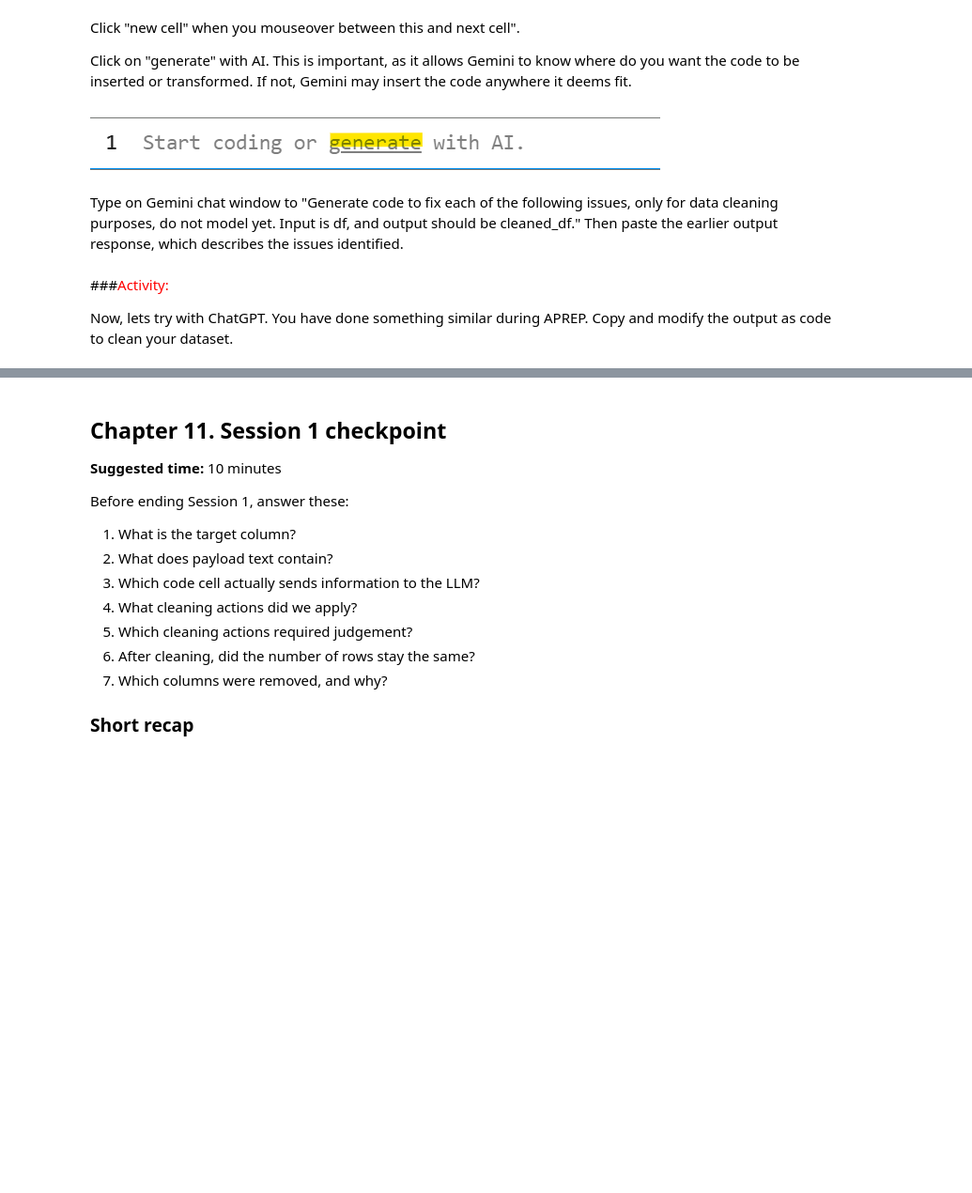
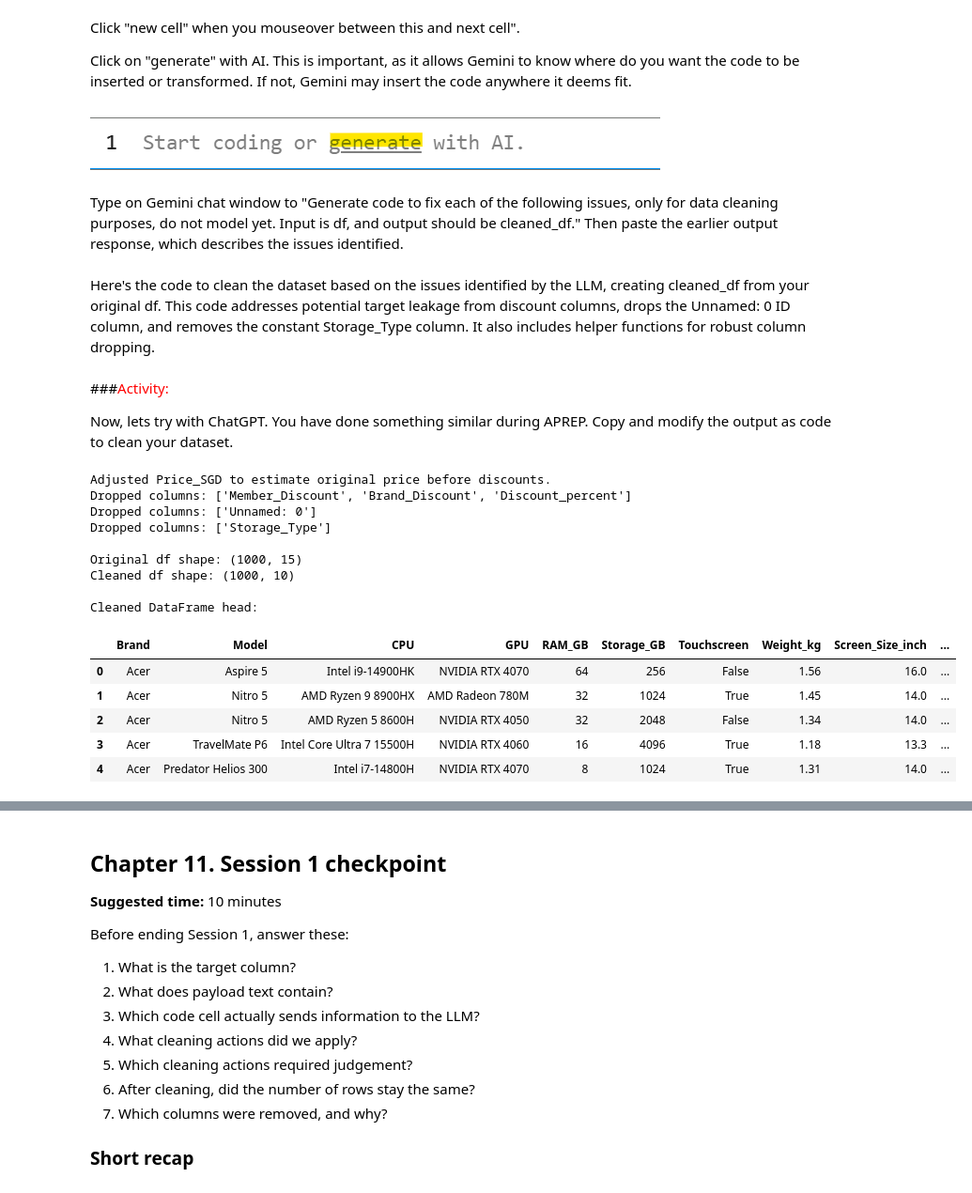
Before and after one commit to Jess-MY998/ADALL_github, a Jupyter notebook: Copy_of_ADALL_Week3_Preparing_and_Modelling_2026_revised_v2.ipynb, the cells around one changed output, grey strips where cells are left out. Shown at 94% size. Cells and saved outputs as stored; diff of their text form; code cells hidden in the pictures; blank space fills up the shorter version.

```diff
--- a/Copy_of_ADALL_Week3_Preparing_and_Modelling_2026_revised_v2.ipynb
+++ b/Copy_of_ADALL_Week3_Preparing_and_Modelling_2026_revised_v2.ipynb
@@ -858,3 +832,5 @@ display(cleaned_df.head())
+# %% [markdown]
+Here's the code to clean the dataset based on the issues identified by the LLM, creating cleaned_df from your original df. This code addresses potential target leakage from discount columns, drops the Unnamed: 0 ID column, and removes the constant Storage_Type column. It also includes helper functions for robust column dropping.
 # %% [markdown]
 ###<font color='red'>Activity:</font>
 
@@ -1029,0 +838,66 @@ cleaned_df
+# %%
+import numpy as np
+import pandas as pd
+
+# Create a copy to perform cleaning on
+cleaned_df = df.copy()
+
+# --- Helper: safe column checks ---
+def _drop_if_exists(dframe, cols):
+    cols = [c for c in cols if c in dframe.columns]
+    if cols:
+        dframe = dframe.drop(columns=cols)
+        print(f'Dropped columns: {cols}')
+    return dframe
+
+# --- 1. Handle potential target leakage from discount fields ---
+# The LLM identified a strong correlation between Price_SGD and discount columns.
+# To predict a 'fair and consistent' price, we should aim for a price *before* specific member/brand discounts are applied.
+# We will reverse-calculate an 'original' price and then drop the discount columns.
+
+if {'Price_SGD', 'Member_Discount', 'Brand_Discount', 'Discount_percent'}.issubset(cleaned_df.columns):
+    price_after_fixed_discounts = cleaned_df['Price_SGD'] + cleaned_df['Member_Discount'] + cleaned_df['Brand_Discount']
+    discount_multiplier = 1 - (cleaned_df['Discount_percent'] / 100)
+
+    # Ensure discount_multiplier is not zero to avoid division by zero
+    # Replace 0 with a very small number or handle it as appropriate for your data
+    # This ensures that if Discount_percent is 100, we don't divide by zero.
+    discount_multiplier = np.where(discount_multiplier == 0, 0.000001, discount_multiplier)
+
+    cleaned_df['Price_SGD'] = (price_after_fixed_discounts / discount_multiplier).round(2)
+    print('Adjusted Price_SGD to estimate original price before discounts.')
+
+    # Drop discount columns after adjustment to prevent leakage
+    cleaned_df = _drop_if_exists(cleaned_df, ['Member_Discount', 'Brand_Discount', 'Discount_percent'])
+else:
+    print('Discount-related columns not found or incomplete for leakage handling.')
+
+# --- 2. Drop ID-like columns (Unnamed: 0) ---
+cleaned_df = _drop_if_exists(cleaned_df, ['Unnamed: 0'])
+
+# --- 3. Drop constant columns (Storage_Type) ---
+# This is done by checking for columns with only one unique value.
+constant_cols = [col for col in cleaned_df.columns if cleaned_df[col].nunique(dropna=False) <= 1]
+cleaned_df = _drop_if_exists(cleaned_df, constant_cols)
+
+# --- Final Check ---
+print(f'\nOriginal df shape: {df.shape}')
+print(f'Cleaned df shape: {cleaned_df.shape}')
+print('\nCleaned DataFrame head:')
+display(cleaned_df.head())
+# %% [output]
+Adjusted Price_SGD to estimate original price before discounts.
+Dropped columns: ['Member_Discount', 'Brand_Discount', 'Discount_percent']
+Dropped columns: ['Unnamed: 0']
+Dropped columns: ['Storage_Type']
+
+Original df shape: (1000, 15)
+Cleaned df shape: (1000, 10)
+
+Cleaned DataFrame head:
+|  | Brand | Model | CPU | GPU | RAM_GB | Storage_GB | Touchscreen | Weight_kg | Screen_Size_inch | ... |
+| 0 | Acer | Aspire 5 | Intel i9-14900HK | NVIDIA RTX 4070 | 64 | 256 | False | 1.56 | 16.0 | ... |
+| 1 | Acer | Nitro 5 | AMD Ryzen 9 8900HX | AMD Radeon 780M | 32 | 1024 | True | 1.45 | 14.0 | ... |
+| 2 | Acer | Nitro 5 | AMD Ryzen 5 8600H | NVIDIA RTX 4050 | 32 | 2048 | False | 1.34 | 14.0 | ... |
+| 3 | Acer | TravelMate P6 | Intel Core Ultra 7 15500H | NVIDIA RTX 4060 | 16 | 4096 | True | 1.18 | 13.3 | ... |
+| 4 | Acer | Predator Helios 300 | Intel i7-14800H | NVIDIA RTX 4070 | 8 | 1024 | True | 1.31 | 14.0 | ... |
```
Also changed, not shown: parts of 12 cells of this notebook.
